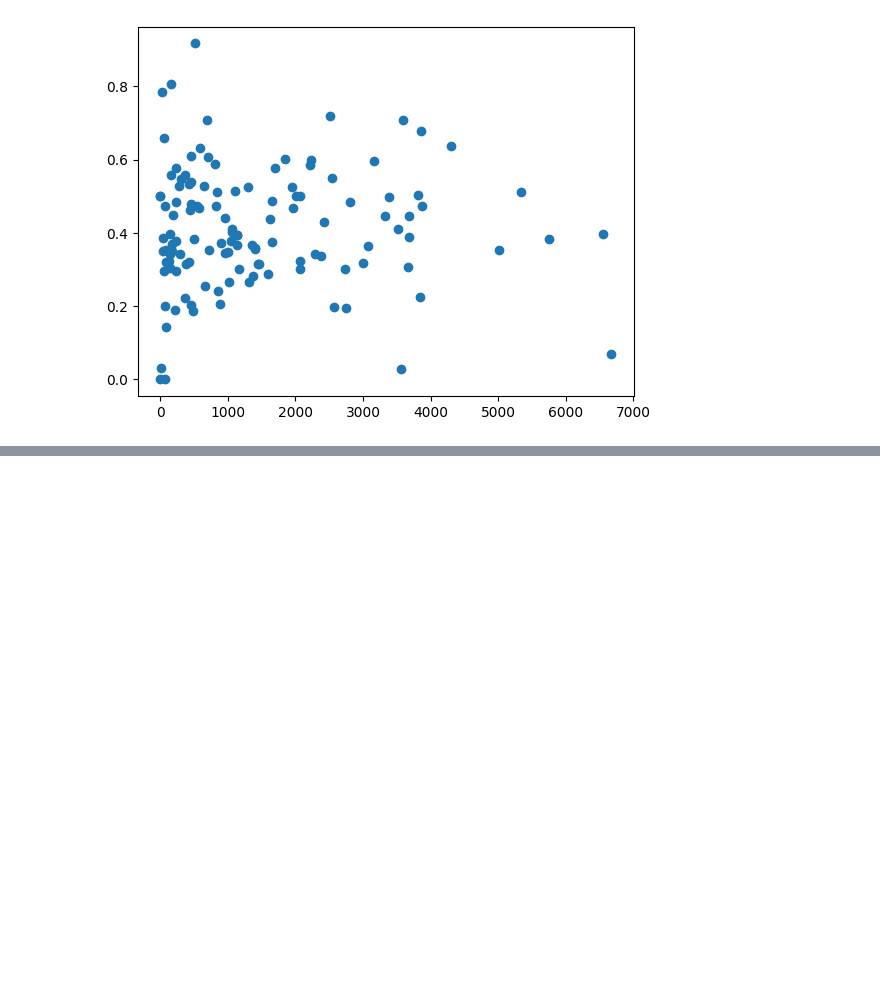
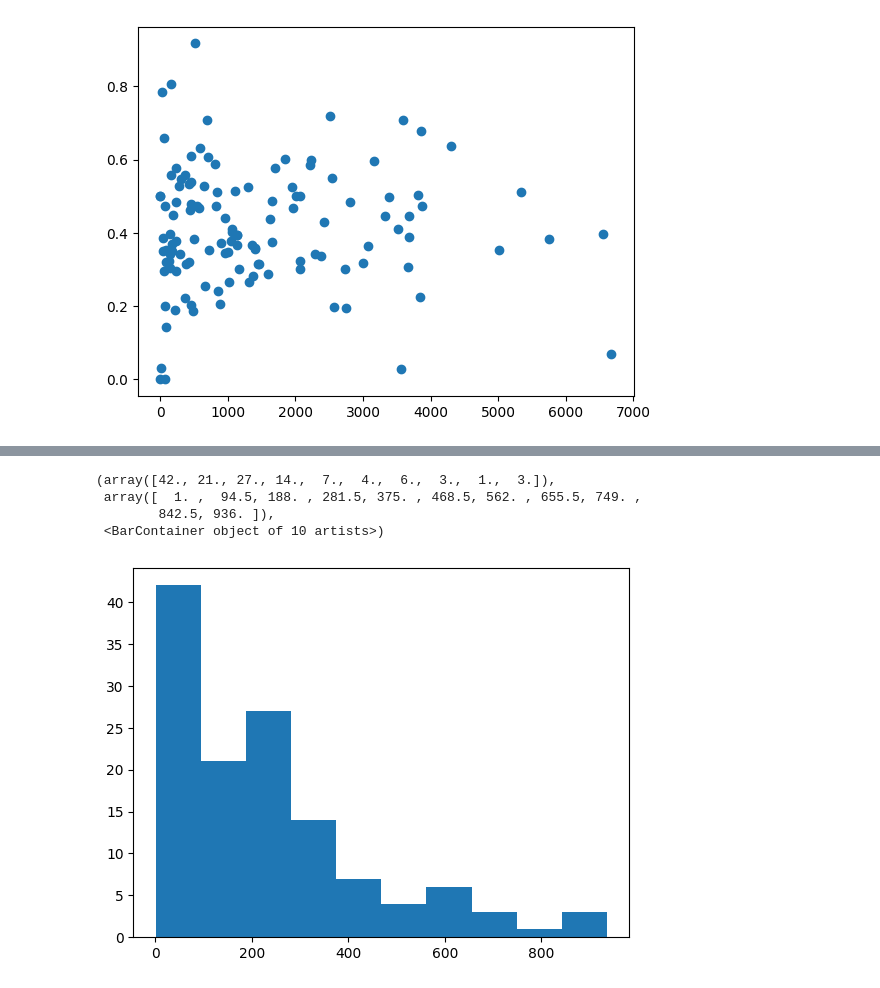
Before and after one commit to DanielBarabas/prog2_3rd_assignment_group, a Jupyter notebook: abrak.ipynb, the cells around one changed output, grey strips where cells are left out. Saved outputs shown, nothing was run; the diff lists cells and outputs as text; code cells hidden in the pictures; blank space fills up the shorter version.

```diff
--- a/abrak.ipynb
+++ b/abrak.ipynb
@@ -49,0 +95,8 @@ valid_data.loc[valid_data["nodes"]>1000]
+# %%
+plt.hist(meta.loc[meta["nodes"]<1000,"nodes"])
+# %% [output]
+(array([42., 21., 27., 14.,  7.,  4.,  6.,  3.,  1.,  3.]),
+ array([  1. ,  94.5, 188. , 281.5, 375. , 468.5, 562. , 655.5, 749. ,
+        842.5, 936. ]),
+ <BarContainer object of 10 artists>)
+[figure, added]
```
Also changed, not shown: parts of 9 cells of this notebook, 1 other file.
